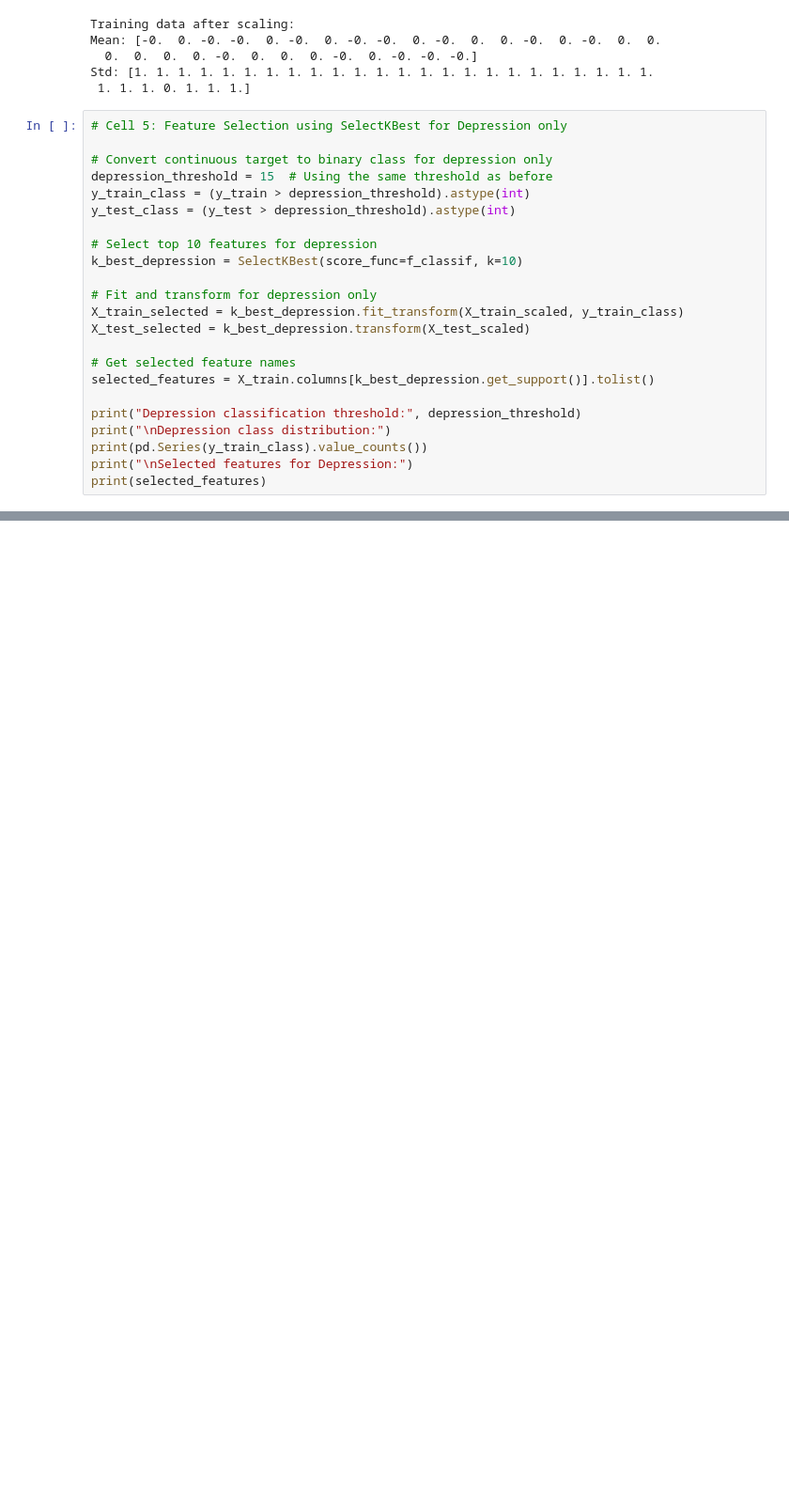
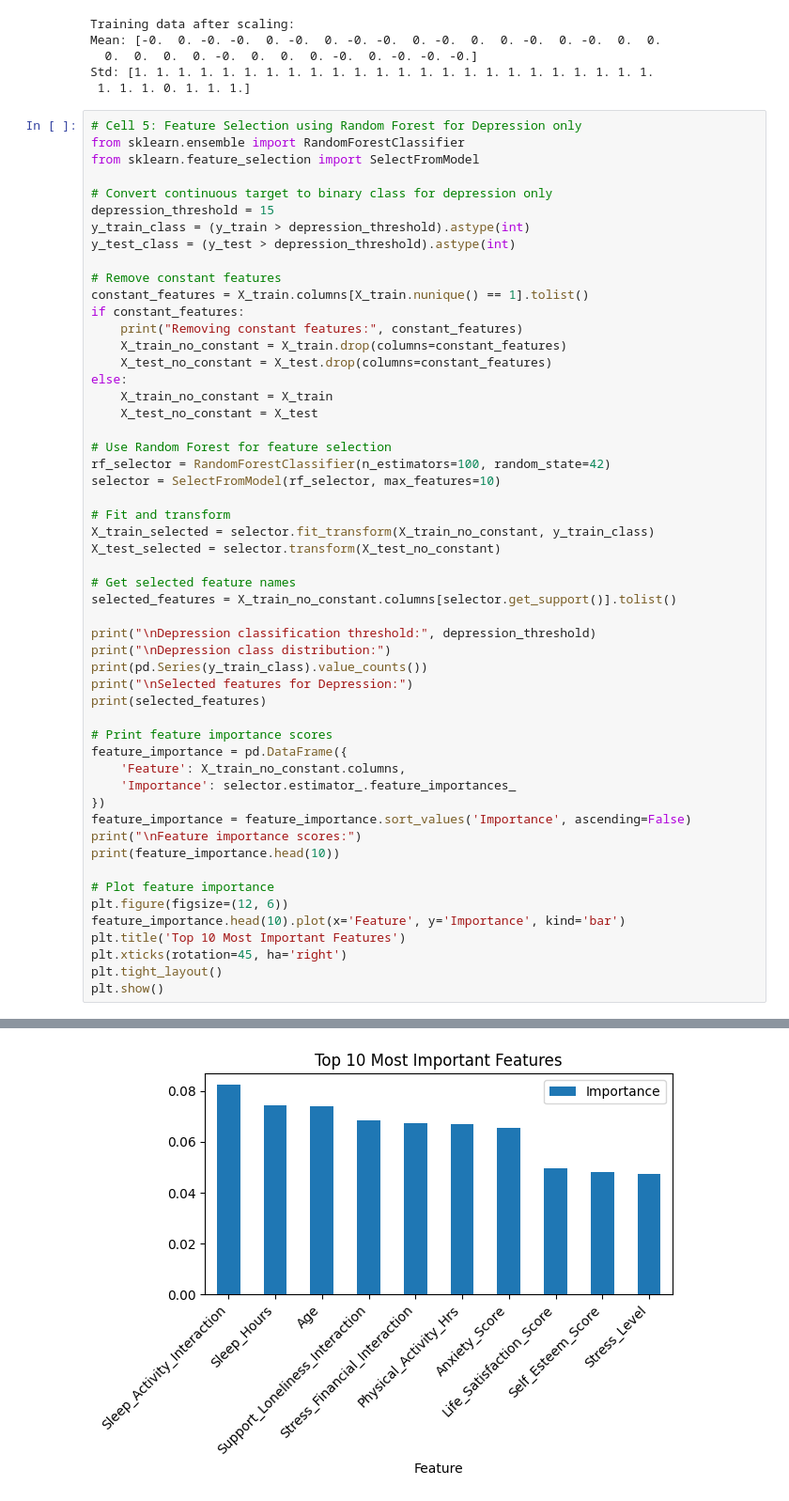
Before and after one commit to Chetakk/Mental-Health-Prediction, a Jupyter notebook: notebooks/Main.ipynb, the cells around one changed output, grey strips where cells are left out. Shown at 94% size. Saved outputs shown, nothing was run; the diff lists cells and outputs as text; blank space fills up the shorter version.

Commit message:
Fixed the warnings and changed selectKbest to random forest classification

```diff
--- a/notebooks/Main.ipynb
+++ b/notebooks/Main.ipynb
@@ -92,26 +92,56 @@ Mean: [-0.  0. -0. -0.  0. -0.  0. -0. -0.  0. -0.  0.  0. -0.  0. -0.  0.  0.
 Std: [1. 1. 1. 1. 1. 1. 1. 1. 1. 1. 1. 1. 1. 1. 1. 1. 1. 1. 1. 1. 1. 1. 1. 1.
  1. 1. 1. 0. 1. 1. 1.]
 # %%
-# Cell 5: Feature Selection using SelectKBest for Depression only
+# Cell 5: Feature Selection using Random Forest for Depression only
+from sklearn.ensemble import RandomForestClassifier
+from sklearn.feature_selection import SelectFromModel
 
 # Convert continuous target to binary class for depression only
-depression_threshold = 15  # Using the same threshold as before
+depression_threshold = 15
 y_train_class = (y_train > depression_threshold).astype(int)
 y_test_class = (y_test > depression_threshold).astype(int)
 
-# Select top 10 features for depression
-k_best_depression = SelectKBest(score_func=f_classif, k=10)
+# Remove constant features
+constant_features = X_train.columns[X_train.nunique() == 1].tolist()
+if constant_features:
+    print("Removing constant features:", constant_features)
+    X_train_no_constant = X_train.drop(columns=constant_features)
+    X_test_no_constant = X_test.drop(columns=constant_features)
+else:
+    X_train_no_constant = X_train
+    X_test_no_constant = X_test
 
-# Fit and transform for depression only
-X_train_selected = k_best_depression.fit_transform(X_train_scaled, y_train_class)
-X_test_selected = k_best_depression.transform(X_test_scaled)
+# Use Random Forest for feature selection
+rf_selector = RandomForestClassifier(n_estimators=100, random_state=42)
+selector = SelectFromModel(rf_selector, max_features=10)
+
+# Fit and transform
+X_train_selected = selector.fit_transform(X_train_no_constant, y_train_class)
+X_test_selected = selector.transform(X_test_no_constant)
 
 # Get selected feature names
-selected_features = X_train.columns[k_best_depression.get_support()].tolist()
+selected_features = X_train_no_constant.columns[selector.get_support()].tolist()
 
-print("Depression classification threshold:", depression_threshold)
+print("\nDepression classification threshold:", depression_threshold)
 print("\nDepression class distribution:")
 print(pd.Series(y_train_class).value_counts())
 print("\nSelected features for Depression:")
 print(selected_features)
+
+# Print feature importance scores
+feature_importance = pd.DataFrame({
+    'Feature': X_train_no_constant.columns,
+    'Importance': selector.estimator_.feature_importances_
+})
+feature_importance = feature_importance.sort_values('Importance', ascending=False)
+print("\nFeature importance scores:")
+print(feature_importance.head(10))
+
+# Plot feature importance
+plt.figure(figsize=(12, 6))
+feature_importance.head(10).plot(x='Feature', y='Importance', kind='bar')
+plt.title('Top 10 Most Important Features')
+plt.xticks(rotation=45, ha='right')
+plt.tight_layout()
+plt.show()
 # %% [output]
@@ -128 +166,2 @@ Selected features for Depression:
+[figure, added]
 # %%
```
Also changed, not shown: parts of 5 cells of this notebook.
